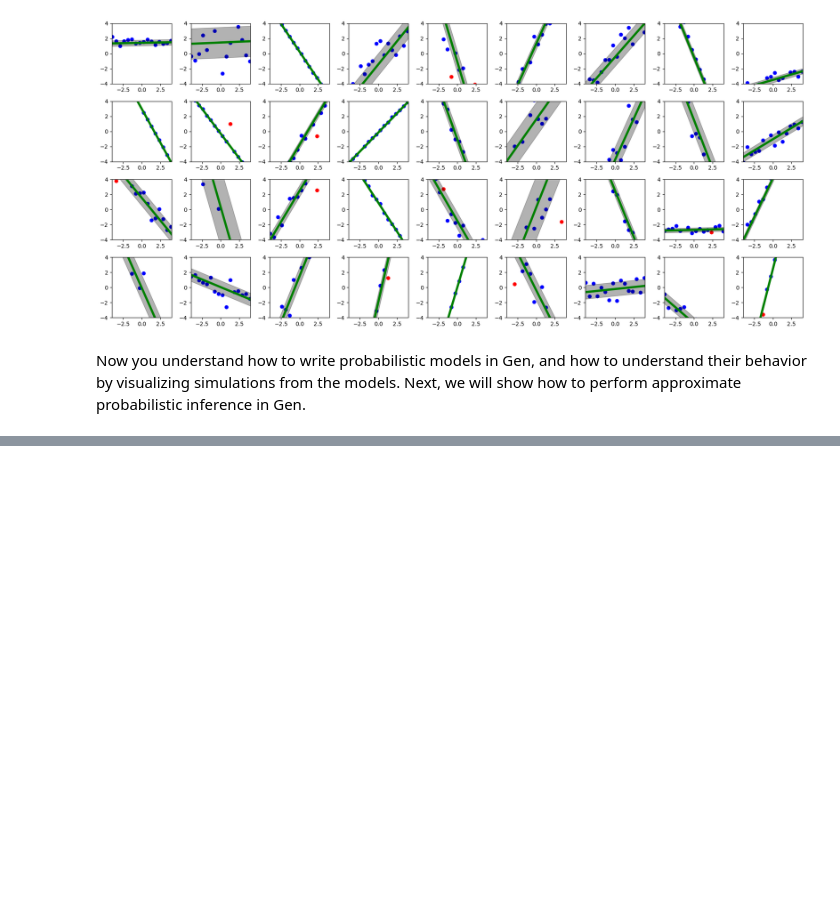
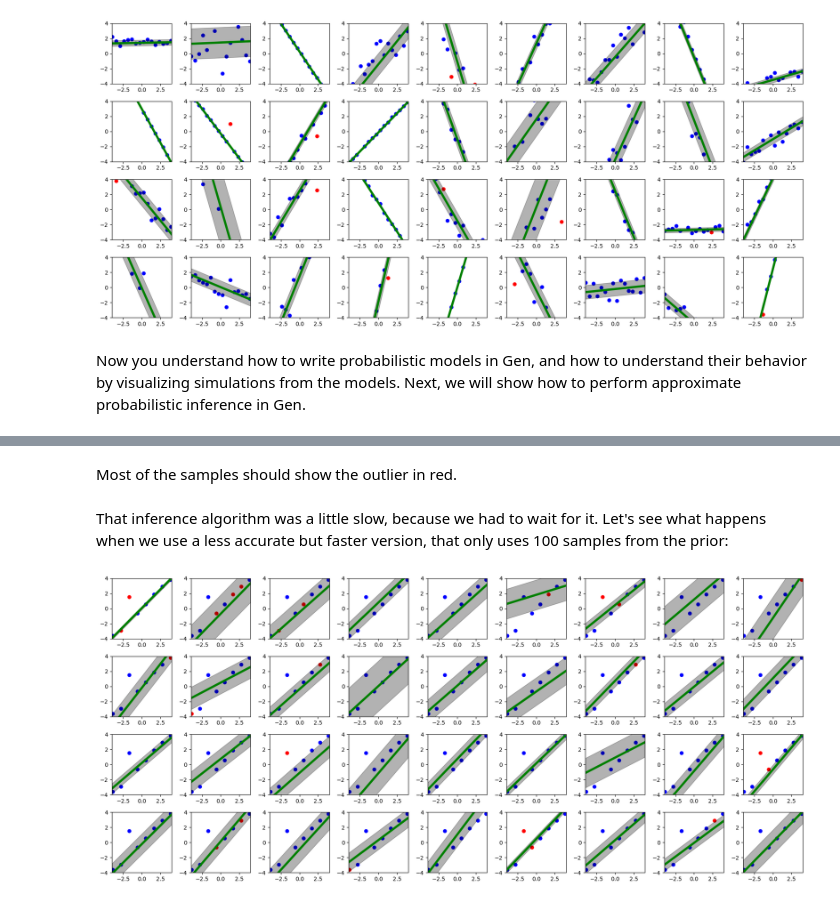
Before and after one commit to probcomp/GenExperimental.jl, a Jupyter notebook: examples/tutorial.ipynb, the cells around one changed output, grey strips where cells are left out. Cells and saved outputs as stored; diff of their text form; code cells hidden in the pictures; blank space fills up the shorter version.

```diff
--- a/examples/tutorial.ipynb
+++ b/examples/tutorial.ipynb
@@ -358,0 +423,23 @@ Now you understand how to write probabilistic models in Gen, and how to understa
+# %% [markdown]
+Most of the samples should show the outlier in red.
+# %% [markdown]
+That inference algorithm was a little slow, because we had to wait for it. Let's see what happens when we use a less accurate but faster version, that only uses 100 samples from the prior:
+# %%
+traces = []
+for replicate=1:36
+    trace = Trace()
+    num_samples = 100
+    push!(traces, linear_regression_likelihood_weighting(num_samples, xs, ys))
+end
+
+plt[:figure](figsize=(18, 8))
+for (i, trace) in enumerate(traces)
+    plt[:subplot](4, 9, i)
+    ax = plt[:gca]()
+    xlim = [-4., 4.]
+    ylim = [-4., 4.]
+    render_linear_regression_outliers_trace(trace, xs, ax, xlim, ylim)
+end
+plt[:tight_layout]()
+# %% [output]
+[figure, added]
```
Also changed, not shown: parts of 11 cells of this notebook.
